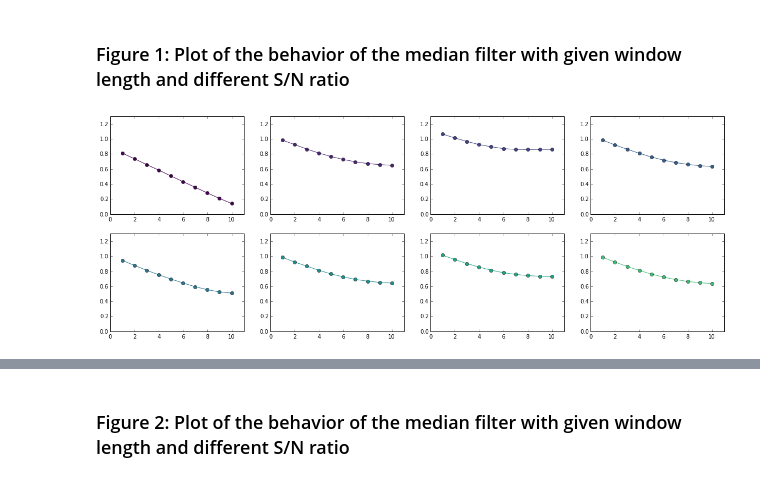
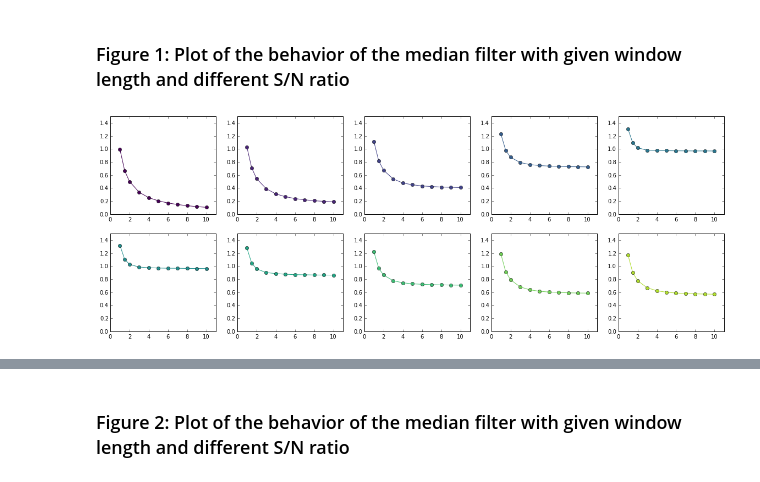
Before and after one commit to ktakagaki/kt-2015-DSPHandsOn, a Jupyter notebook: MedianFilter/Python/06. Behavior of the median filter with white noise/Behavior of the median filter with a noised sine wave.ipynb, the cells around one changed output, grey strips where cells are left out. Drawn from its saved outputs; the diff is of its cells as text; code cells hidden in the pictures.

```diff
--- a/MedianFilter/Python/06. Behavior of the median filter with white noise/Behavior of the median filter with a noised sine wave.ipynb
+++ b/MedianFilter/Python/06. Behavior of the median filter with white noise/Behavior of the median filter with a noised sine wave.ipynb
@@ -38,5 +42,8 @@ medfilter = np.zeros((140,len(data)))
 filtered_sines = np.zeros((140,len(data)))
 # Behavior of the median filter. Save the max values of the filtered waves in it.
 behav = np.zeros(140)
+# Lists with used window lengths and Signal to noise ratios
+wl = [17,33,65,97, 129, 161, 193, 225, 257, 289, 321, 353, 385, 417, 449]
+sn = [1, 1.5, 2, 3, 4, 5, 6, 7, 8, 9, 10]
 # %%
 # Calculate and save all values.
@@ -81,11 +92,10 @@ viridis_data = np.loadtxt('viridis_data.txt')
 ### Figure 1: Plot of the behavior of the median filter with given window length and different S/N ratio
 # %%
 fig = plt.figure(figsize=(20, 7))
-for p in range(8):
-    ax = plt.subplot(2, 4, 1 + p)
-    xticks = np.arange(1, len(values))
-    plt.axis([0, 11, 0, 1.3])
-    plt.plot(xticks,values[:-1:,p], 'o-', color=viridis_data[p*25,:])
+for p in range(0,11):
+    ax = plt.subplot(2, 5,  p)
+    plt.axis([0, 11, 0, 1.5])
+    plt.plot(sn,values[::,p], 'o-', color=viridis_data[(p*25)-25,:])
 plt.savefig('Behavior with given SN ratio and different wl.png',dpi=300)
 # %% [output]
-[figure, old version]
+[figure, new version]
```
Also changed, not shown: parts of 8 cells of this notebook, 4 other files.
